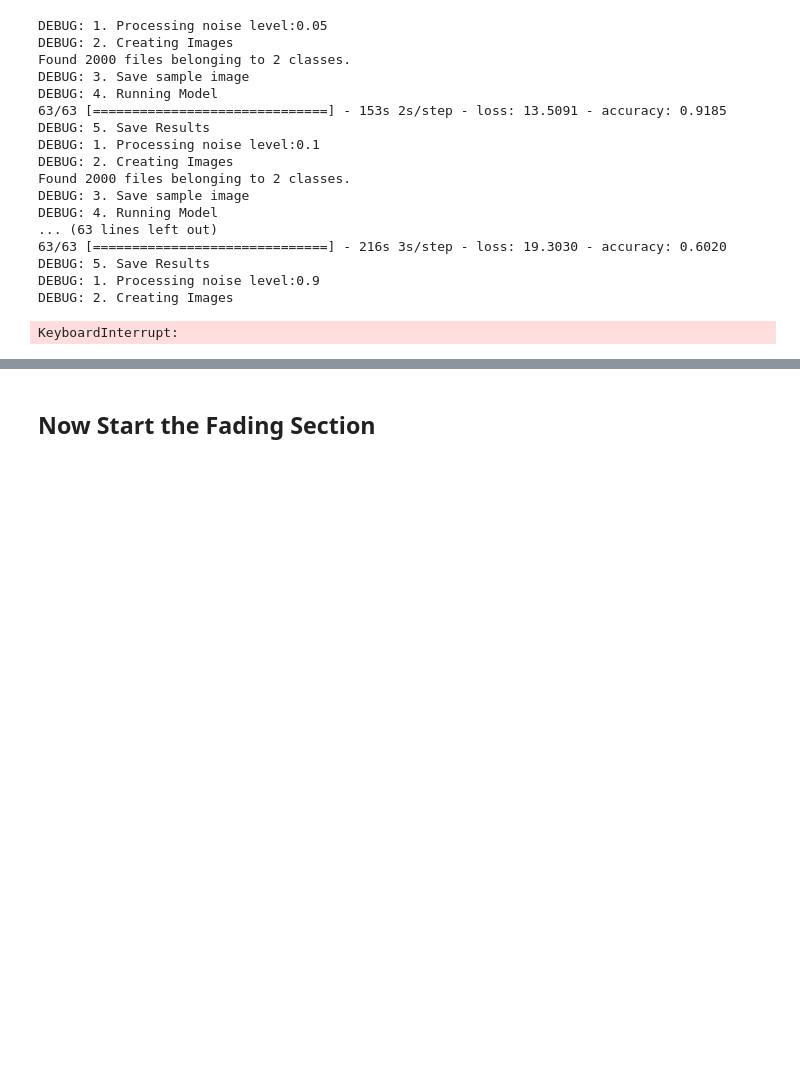
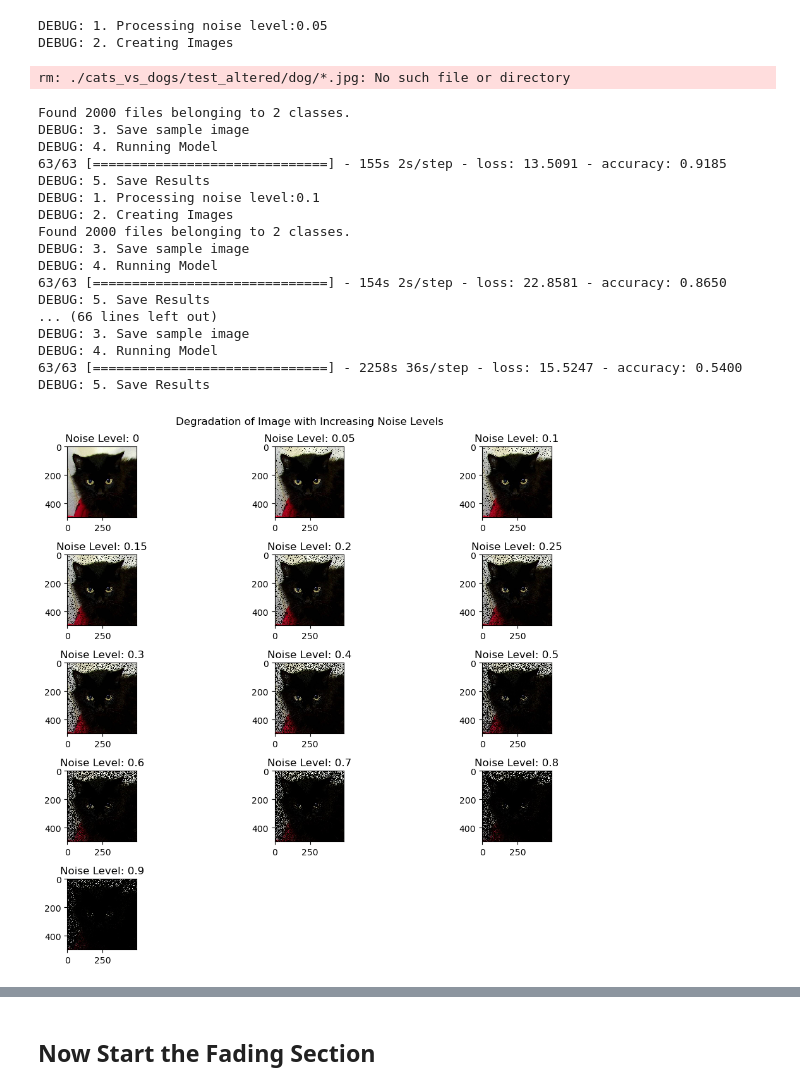
Before and after one commit to Mark12481632/UDA_Assessment_4_02179784_Roberts, a Jupyter notebook: UDA_Assessment_4_02179784_Roberts.ipynb, the cells around one changed output, grey strips where cells are left out. Saved outputs shown, nothing was run; the diff lists cells and outputs as text; code cells hidden in the pictures; blank space fills up the shorter version.

```diff
--- a/UDA_Assessment_4_02179784_Roberts.ipynb
+++ b/UDA_Assessment_4_02179784_Roberts.ipynb
@@ -28,10 +28,3 @@ The testing image dataset consists of 2000 images - 1000 cat and 1000 dog images
 <B>References:</B><BR>
 
     [1] - Deep Learning with Python (Francios Chollet, Manning Publications, ISBN-13: 978-1617296864)
-# %%
-# Start time
-import datetime
-
-e = datetime.datetime.now()
-
-print ("Current date and time = %s" % e)
@@ -65,8 +56,8 @@ To enable them in other operations, rebuild TensorFlow with the appropriate comp
 # %%
 # variables that store accuracy and level of noise/fading in images
 noise_level = []
-accuracy = []
-sample_image = []
+noise_accuracy = []
+sample_noisy_image = []
 # %%
 # Test on Original images without any noise.
 # The image that was trained has been saved as "feature_extraction_with_data_augmentation.keras"
@@ -75,8 +66,8 @@ test_model = load_model("feature_extraction_with_data_augmentation.keras")
 test_loss, test_acc = test_model.evaluate(test_dataset)
 
 noise_level.append(0)                                          # Noise level saved
-accuracy.append(round(test_acc, 4))                            # Model accuracy saved
-sample_image.append(io.imread(test_dir + "/cat/cat.1500.jpg")) # Sample image saved
+noise_accuracy.append(round(test_acc, 4))                            # Model accuracy saved
+sample_noisy_image.append(io.imread(test_dir + "/cat/cat.1500.jpg")) # Sample image saved
 # %% [output]
 WARNING:tensorflow:Using a while_loop for converting RngReadAndSkip cause there is no registered converter for this op.
 WARNING:tensorflow:Using a while_loop for converting Bitcast cause there is no registered converter for this op.
@@ -171,7 +162,7 @@ for lvl in noise_levels:
     print("DEBUG: 3. Save sample image")
 
     # Step 3: Save example image
-    sample_image.append(io.imread(test_altered_dir + "/cat/cat.1500.jpg"))
+    sample_noisy_image.append(io.imread(test_altered_dir + "/cat/cat.1500.jpg"))
 
     print("DEBUG: 4. Running Model")
 
@@ -182,35 +173,39 @@ for lvl in noise_levels:
 
     # Step 5: Save results
     noise_level.append(lvl)              # Noise level saved
-    accuracy.append(round(test_acc, 4))  # Model accuracy saved
+    noise_accuracy.append(round(test_acc, 4))  # Model accuracy saved
 # %% [output]
 DEBUG: 1. Processing noise level:0.05
 DEBUG: 2. Creating Images
-Found 2000 files belonging to 2 classes.
-DEBUG: 3. Save sample image
-DEBUG: 4. Running Model
-63/63 [==============================] - 153s 2s/step - loss: 13.5091 - accuracy: 0.9185
-DEBUG: 5. Save Results
-DEBUG: 1. Processing noise level:0.1
-DEBUG: 2. Creating Images
-Found 2000 files belonging to 2 classes.
-DEBUG: 3. Save sample image
-DEBUG: 4. Running Model
-... (63 lines left out)
-63/63 [==============================] - 216s 3s/step - loss: 19.3030 - accuracy: 0.6020
-DEBUG: 5. Save Results
-DEBUG: 1. Processing noise level:0.9
-DEBUG: 2. Creating Images
-KeyboardInterrupt:
+rm: ./cats_vs_dogs/test_altered/dog/*.jpg: No such file or directory
+Found 2000 files belonging to 2 classes.
+DEBUG: 3. Save sample image
+DEBUG: 4. Running Model
+63/63 [==============================] - 155s 2s/step - loss: 13.5091 - accuracy: 0.9185
+DEBUG: 5. Save Results
+DEBUG: 1. Processing noise level:0.1
+DEBUG: 2. Creating Images
+Found 2000 files belonging to 2 classes.
+DEBUG: 3. Save sample image
+DEBUG: 4. Running Model
+63/63 [==============================] - 154s 2s/step - loss: 22.8581 - accuracy: 0.8650
+DEBUG: 5. Save Results
+... (66 lines left out)
+DEBUG: 3. Save sample image
+DEBUG: 4. Running Model
+63/63 [==============================] - 2258s 36s/step - loss: 15.5247 - accuracy: 0.5400
+DEBUG: 5. Save Results
 # %%
 # Display sample images with varying degrees of noise
 
-fig = plt.figure(figsize=(8, 8))
+fig = plt.figure(figsize=(10, 9))
 fig.suptitle('Degradation of Image with Increasing Noise Levels')
-for i in range(len(sample_image)):
+for i in range(len(sample_noisy_image)):
     ax = fig.add_subplot(5, 3, i+1)
     ax.set_title(f"Noise Level: {noise_level[i]}")
-    io.imshow(sample_image[i])
+    io.imshow(sample_noisy_image[i])
+# %% [output]
+[figure, added]
 # %%
 # Display the results of the effect of noise on the model's ability to classify images.
 
```
Also changed, not shown: parts of 12 cells of this notebook.
